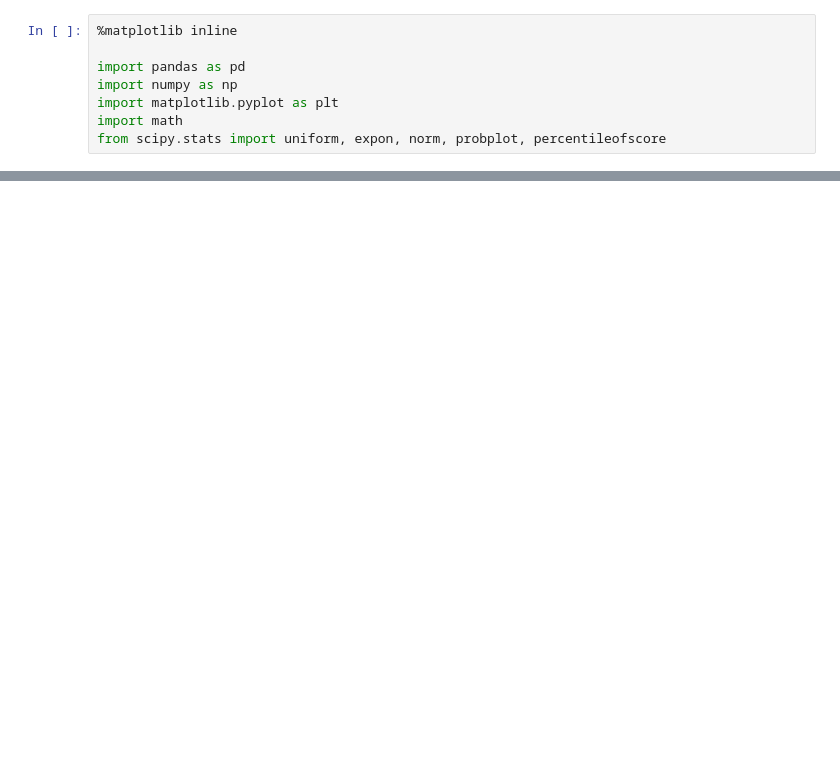
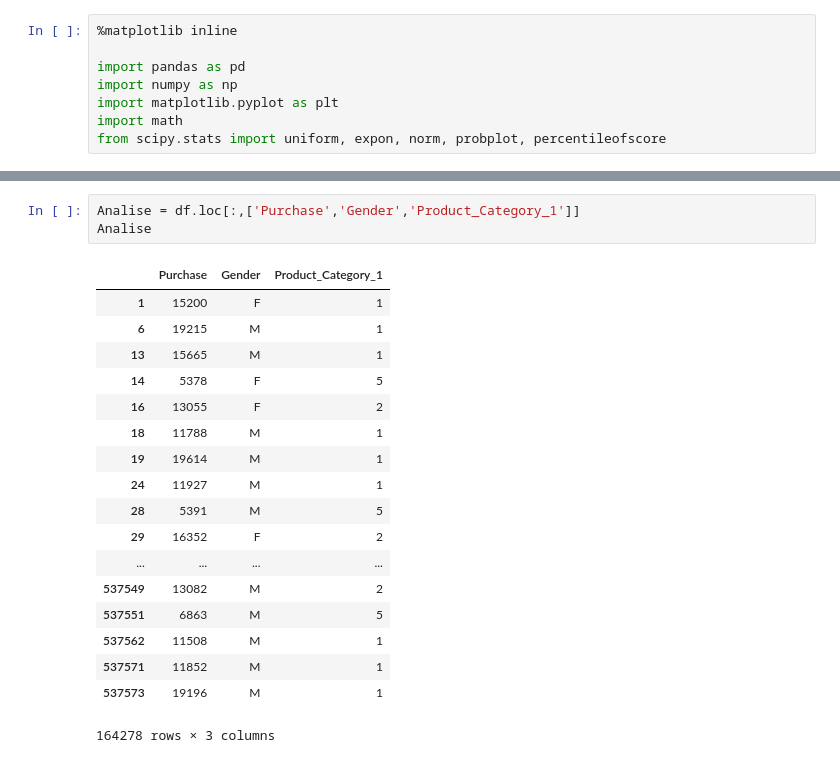
Before and after one commit to tluigimm/Projeto-3-CD, a Jupyter notebook: Untitled.ipynb, the cells around one changed output, grey strips where cells are left out. Drawn from its saved outputs; the diff is of its cells as text; blank space fills up the shorter version.

```diff
--- a/Untitled.ipynb
+++ b/Untitled.ipynb
@@ -59,0 +72,22 @@ pd.crosstab(df['Age'], df['Purchase']).
+# %%
+Analise = df.loc[:,['Purchase','Gender','Product_Category_1']]
+Analise
+# %% [output]
+|  | Purchase | Gender | Product_Category_1 |
+| 1 | 15200 | F | 1 |
+| 6 | 19215 | M | 1 |
+| 13 | 15665 | M | 1 |
+| 14 | 5378 | F | 5 |
+| 16 | 13055 | F | 2 |
+| 18 | 11788 | M | 1 |
+| 19 | 19614 | M | 1 |
+| 24 | 11927 | M | 1 |
+| 28 | 5391 | M | 5 |
+| 29 | 16352 | F | 2 |
+| ... | ... | ... | ... |
+| 537549 | 13082 | M | 2 |
+| 537551 | 6863 | M | 5 |
+| 537562 | 11508 | M | 1 |
+| 537571 | 11852 | M | 1 |
+| 537573 | 19196 | M | 1 |
+164278 rows × 3 columns
```
Also changed, not shown: parts of 7 cells of this notebook.
